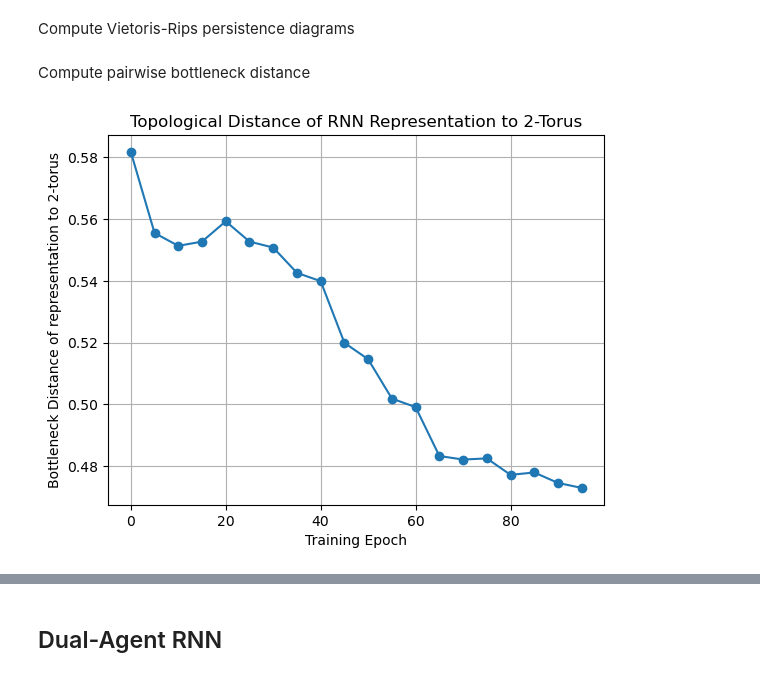
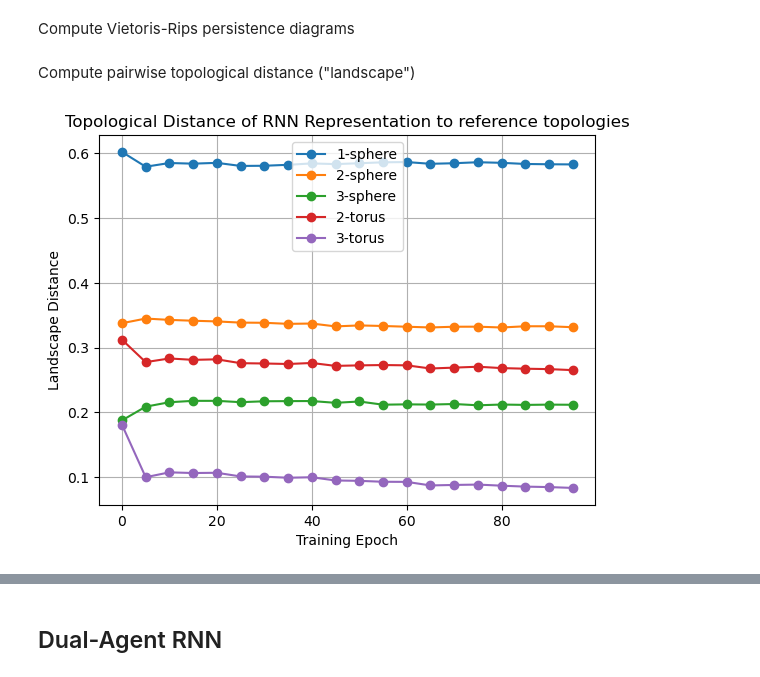
Before and after one commit to geometric-intelligence/neurometry, a Jupyter notebook: notebooks/10_application_rnns_grid_cells.ipynb, the cells around one changed output, grey strips where cells are left out. Drawn from its saved outputs; the diff is of its cells as text; code cells hidden in the pictures.

```diff
--- a/notebooks/10_application_rnns_grid_cells.ipynb
+++ b/notebooks/10_application_rnns_grid_cells.ipynb
@@ -104,7 +128,0 @@ Load activation manifolds at epoch = 0  and epoch = 95
-# %%
-representations = [norm_torus_points]
-
-for rep in single_agent_rate_maps:
-    points = rep.T
-    norm_points = points / np.linalg.norm(points, axis=1)[:, None]
-    representations.append(norm_points)
@@ -111,9 +190,19 @@ for rep in single_agent_rate_maps:
 # %% [markdown]
 Compute Vietoris-Rips persistence diagrams
 # %%
-homology_dimensions = (0, 1, 2)
-
-# Compute the persistence diagrams
+homology_dimensions = (
+    0,
+    1,
+    2,
+    3,
+)
 VR = VietorisRipsPersistence(homology_dimensions=homology_dimensions)
 
-vr_diagrams = VR.fit_transform(representations)
+vr_diagrams = VR.fit_transform(
+    representations
+    + [norm_circle_points]
+    + [norm_sphere_points]
+    + [norm_torus_points]
+    + [norm_sphere3_points]
+    + [norm_torus3_points]
+)
@@ -120,15 +211,6 @@ vr_diagrams = VR.fit_transform(representations)
 # %% [markdown]
-Compute pairwise bottleneck distance
+Compute pairwise topological distance ("landscape")
 # %%
-PD = PairwiseDistance(metric="bottleneck", n_jobs=-1)
+landscape_PD = PairwiseDistance(metric="landscape", n_jobs=-1)
 
-distance = PD.fit_transform(vr_diagrams)
+landscape_distance = landscape_PD.fit_transform(vr_diagrams)
-# %%
-error = distance[0, 1:]
-plt.plot(epochs, error, "o-")
-plt.xlabel("Training Epoch")
-plt.ylabel("Bottleneck Distance of representation to 2-torus")
-plt.title("Topological Distance of RNN Representation to 2-Torus")
-plt.grid();
-# %% [output]
-[figure, removed]
@@ -155,0 +217,18 @@ error = distance[0, 1:]
+# %%
+landscape_distance_to_circle = landscape_distance[-5, :-5]
+landscape_distance_to_sphere = landscape_distance[-4, :-5]
+landscape_distance_to_torus = landscape_distance[-3, :-5]
+landscape_distance_to_sphere3 = landscape_distance[-2, :-5]
+landscape_distance_to_torus3 = landscape_distance[-1, :-5]
+plt.plot(epochs, landscape_distance_to_circle, "o-", label="1-sphere")
+plt.plot(epochs, landscape_distance_to_sphere, "o-", label="2-sphere")
+plt.plot(epochs, landscape_distance_to_sphere3, "o-", label="3-sphere")
+plt.plot(epochs, landscape_distance_to_torus, "o-", label="2-torus")
+plt.plot(epochs, landscape_distance_to_torus3, "o-", label="3-torus")
+plt.xlabel("Training Epoch")
+plt.ylabel("Landscape Distance")
+plt.title("Topological Distance of RNN Representation to reference topologies")
+plt.grid()
+plt.legend();
+# %% [output]
+[figure, added]
```
Also changed, not shown: parts of 22 cells of this notebook.
